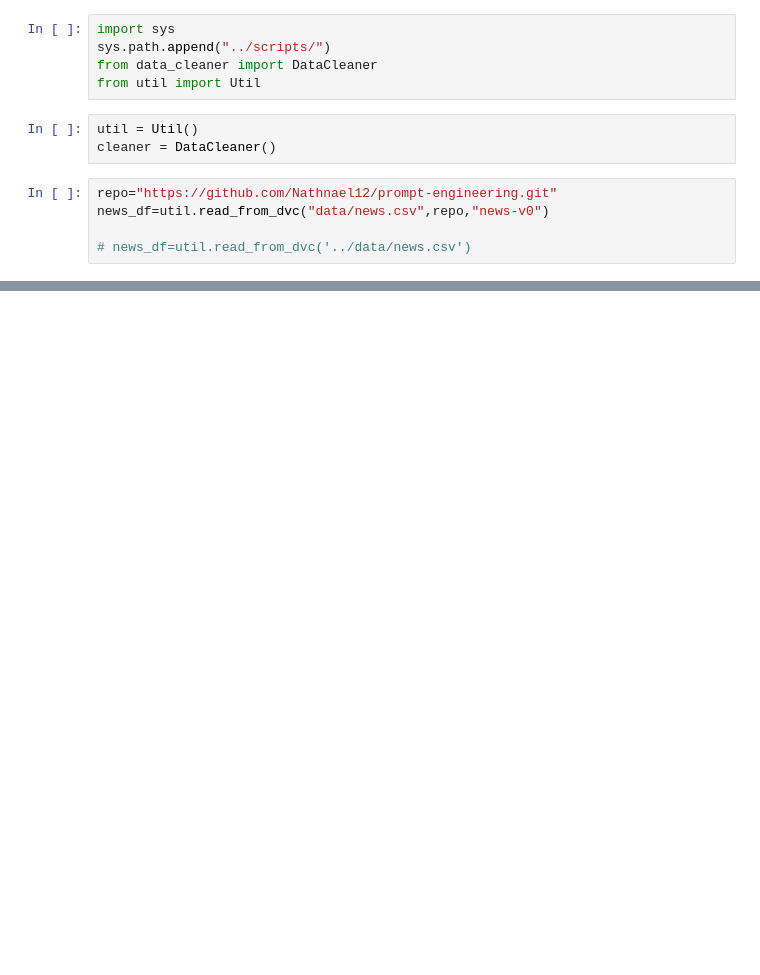
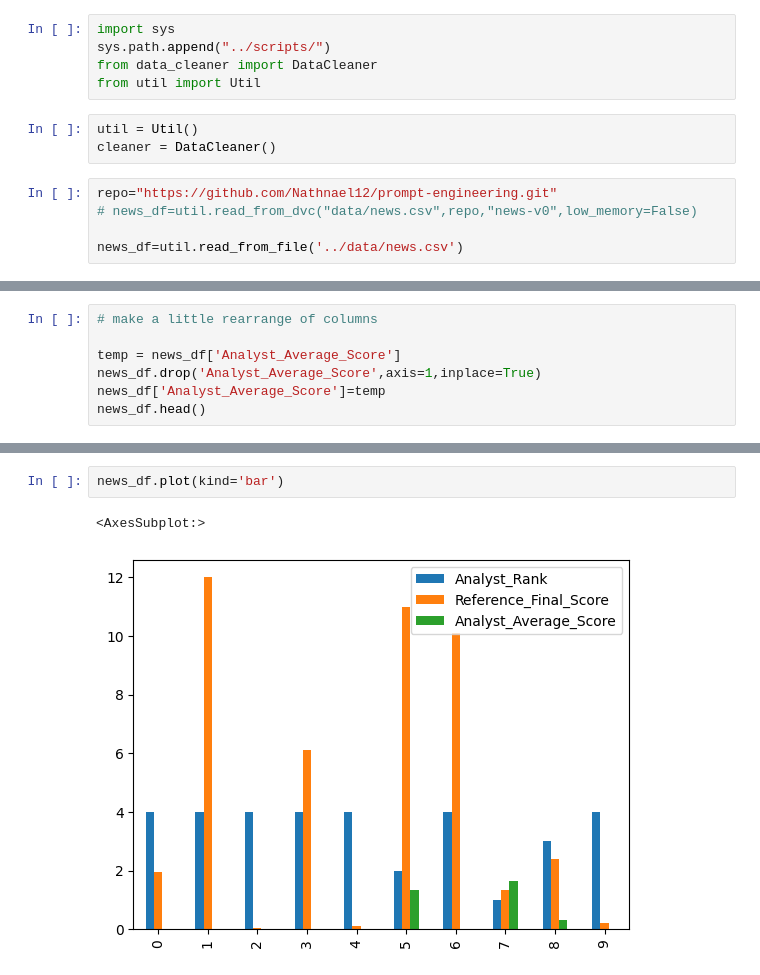
Before and after one commit to Nathnael12/Prompt-engineering, a Jupyter notebook: notebooks/data_exploration.ipynb, the cells around one changed output, grey strips where cells are left out. Saved outputs shown, nothing was run; the diff lists cells and outputs as text; blank space fills up the shorter version.

```diff
--- a/notebooks/data_exploration.ipynb
+++ b/notebooks/data_exploration.ipynb
@@ -13,6 +16,6 @@ util = Util()
 cleaner = DataCleaner()
 # %%
 repo="https://github.com/Nathnael12/prompt-engineering.git"
-news_df=util.read_from_dvc("data/news.csv",repo,"news-v0")
+# news_df=util.read_from_dvc("data/news.csv",repo,"news-v0",low_memory=False)
 
-# news_df=util.read_from_dvc('../data/news.csv')
+news_df=util.read_from_file('../data/news.csv')
@@ -25,0 +53,7 @@ Something went wrong! 'charmap' codec can't decode byte 0x9d in position 25334:
+# %%
+# make a little rearrange of columns
+
+temp = news_df['Analyst_Average_Score']
+news_df.drop('Analyst_Average_Score',axis=1,inplace=True)
+news_df['Analyst_Average_Score']=temp
+news_df.head()
@@ -25,0 +67,5 @@ Something went wrong! 'charmap' codec can't decode byte 0x9d in position 25334:
+# %%
+news_df.plot(kind='bar')
+# %% [output]
+<AxesSubplot:>
+[figure, added]
```
Also changed, not shown: parts of 14 cells of this notebook, 2 other files.
